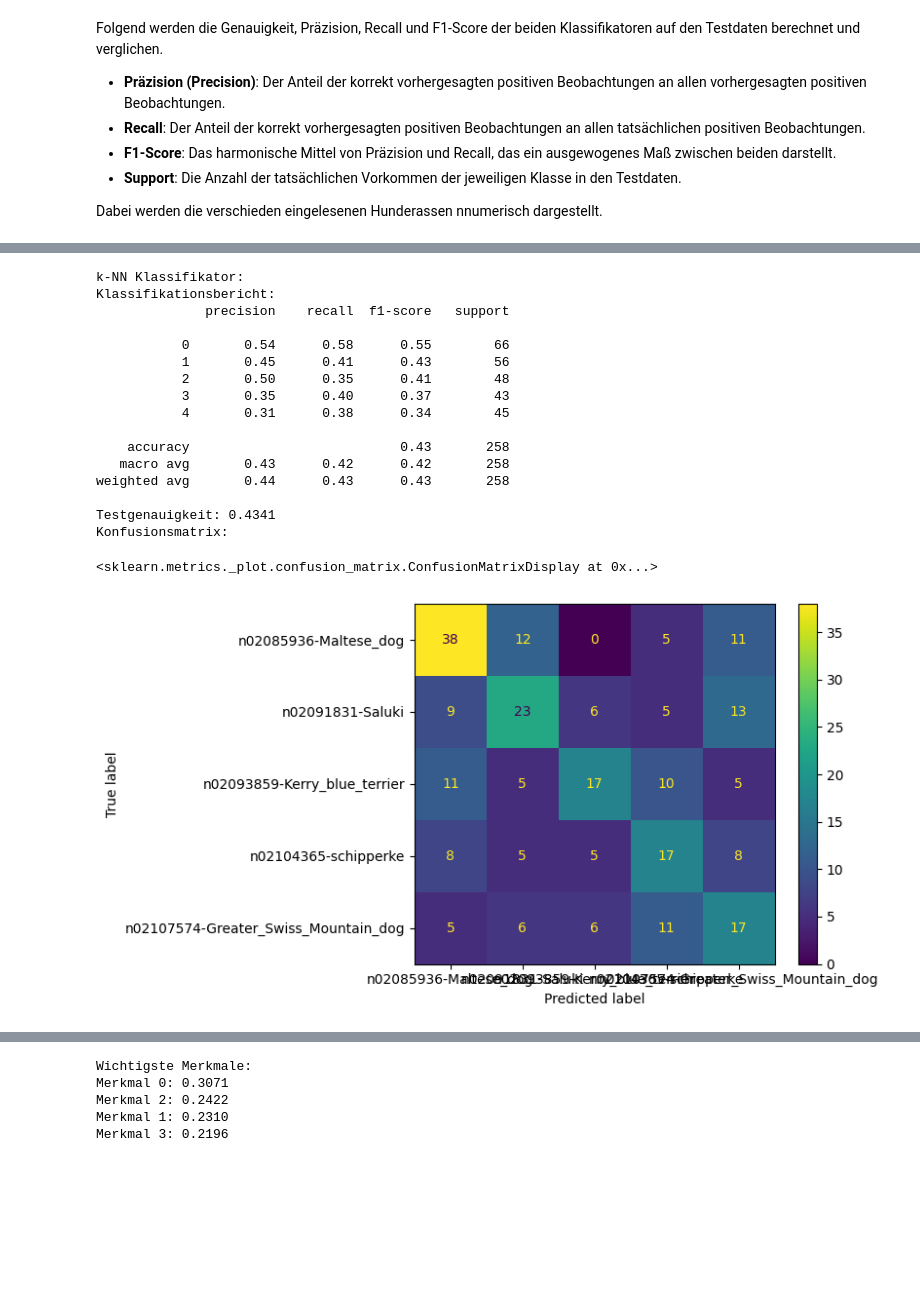
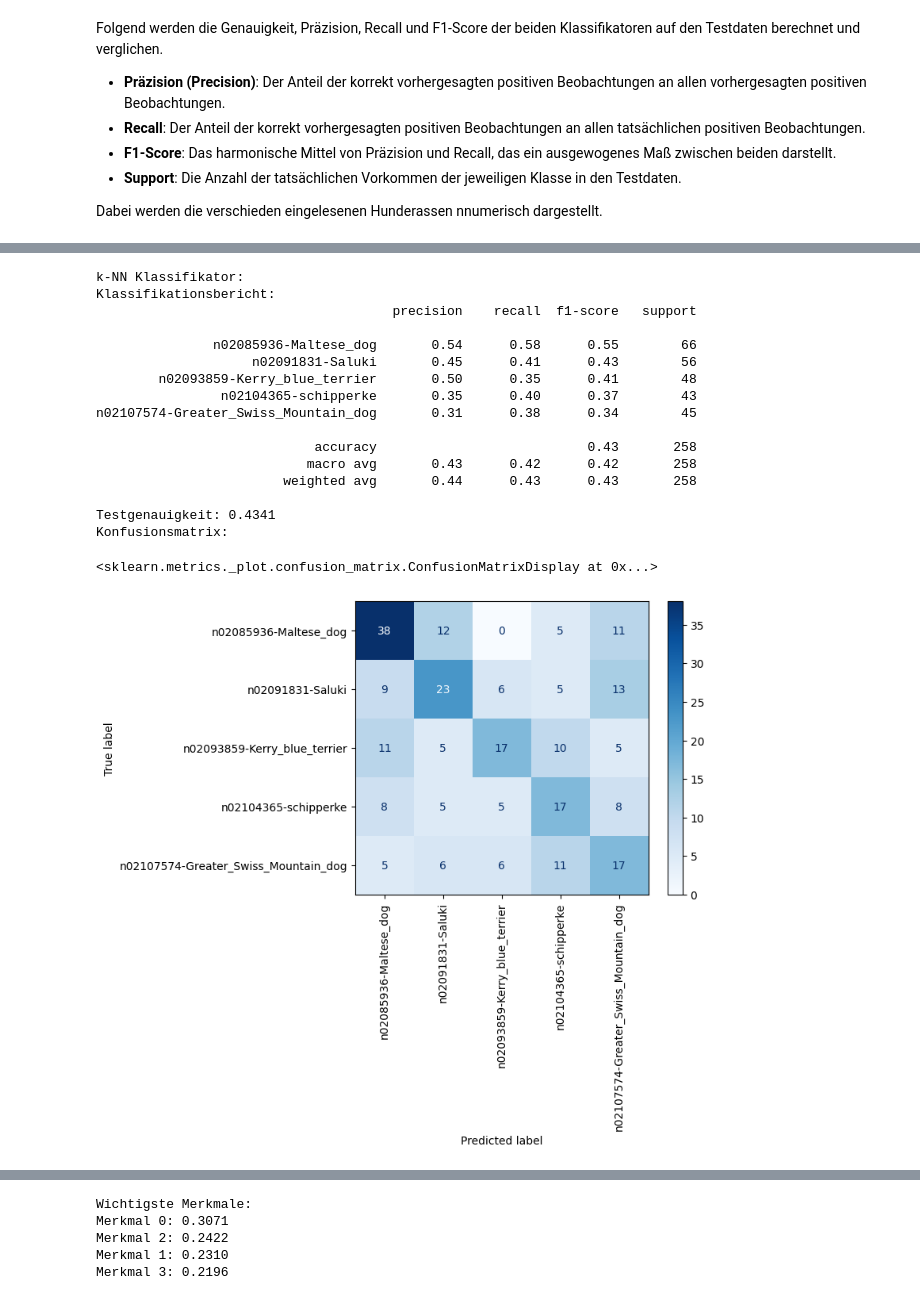
Before and after one commit to GreatKampfstern/ML, a Jupyter notebook: KlassischesML.ipynb, the cells around one changed output, grey strips where cells are left out. Drawn from its saved outputs; the diff is of its cells as text; code cells hidden in the pictures; blank space fills up the shorter version.

```diff
--- a/KlassischesML.ipynb
+++ b/KlassischesML.ipynb
@@ -514,32 +521,33 @@ Konfusionsmatrix:
 # %%
 # Vorhersagen für die Testdaten
 y_pred_knn = grid_search_knn.best_estimator_.predict(X_test_lda)
 
 # Evaluierung der Modellleistung
 print("k-NN Klassifikator:")
 print("Klassifikationsbericht:")
-print(classification_report(y_test, y_pred_knn))
+print(classification_report(y_test, y_pred_knn, target_names=le.classes_))
 
 print(f"Testgenauigkeit: {accuracy_score(y_test, y_pred_knn):.4f}")
 
 print("Konfusionsmatrix:")
-ConfusionMatrixDisplay(confusion_matrix=confusion_matrix(y_test, y_pred_knn), display_labels=le.classes_).plot()
+matrix_kNN = ConfusionMatrixDisplay(confusion_matrix=confusion_matrix(y_test, y_pred_knn), display_labels=le.classes_)
+matrix_kNN.plot(cmap='Blues', xticks_rotation='vertical')
 # %% [output]
 k-NN Klassifikator:
 Klassifikationsbericht:
-              precision    recall  f1-score   support
+                                      precision    recall  f1-score   support
 
-           0       0.54      0.58      0.55        66
-           1       0.45      0.41      0.43        56
-           2       0.50      0.35      0.41        48
-           3       0.35      0.40      0.37        43
-           4       0.31      0.38      0.34        45
+               n02085936-Maltese_dog       0.54      0.58      0.55        66
+                    n02091831-Saluki       0.45      0.41      0.43        56
+        n02093859-Kerry_blue_terrier       0.50      0.35      0.41        48
+                n02104365-schipperke       0.35      0.40      0.37        43
+n02107574-Greater_Swiss_Mountain_dog       0.31      0.38      0.34        45
 
-    accuracy                           0.43       258
-   macro avg       0.43      0.42      0.42       258
-weighted avg       0.44      0.43      0.43       258
+                            accuracy                           0.43       258
+                           macro avg       0.43      0.42      0.42       258
+                        weighted avg       0.44      0.43      0.43       258
 
 Testgenauigkeit: 0.4341
 Konfusionsmatrix:
 <sklearn.metrics._plot.confusion_matrix.ConfusionMatrixDisplay at 0x...>
-[figure, old version]
+[figure, new version]
```
Also changed, not shown: parts of 5 cells of this notebook.
